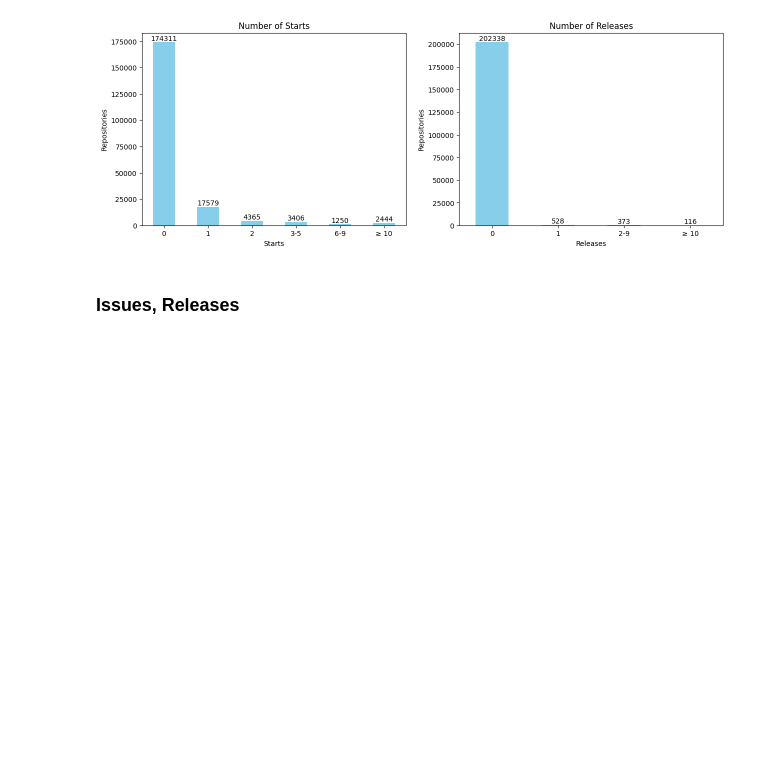
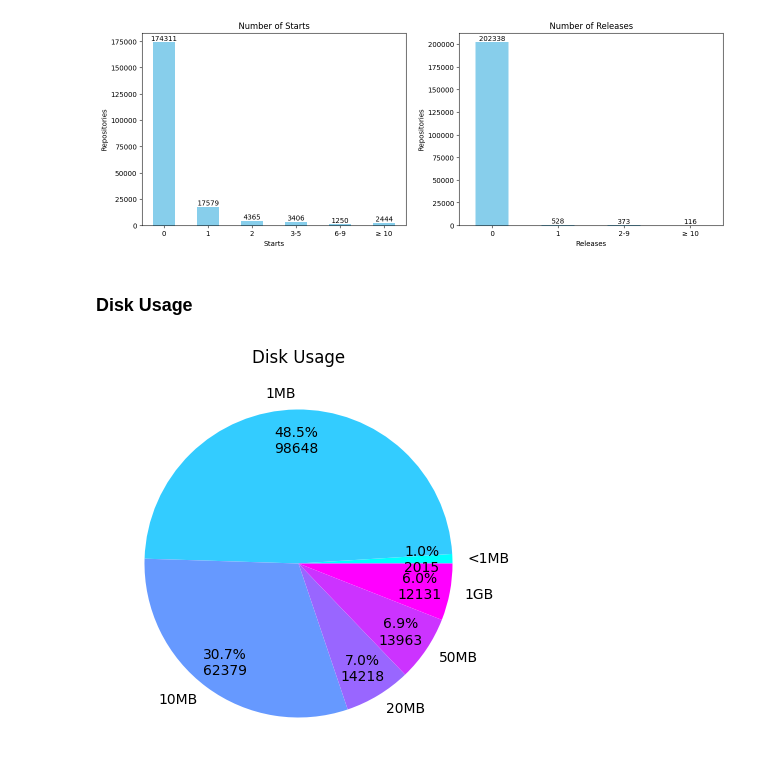
Before and after one commit to dew-uff/dsmining, a Jupyter notebook: src/analyzes/a2_filtered.ipynb, the cells around one changed output. Cells and saved outputs as stored; diff of their text form; code cells hidden in the pictures; blank space fills up the shorter version.

Commit message:
DSM#028 - Adding more plots

```diff
--- a/src/analyzes/a2_filtered.ipynb
+++ b/src/analyzes/a2_filtered.ipynb
@@ -194,5 +194,3 @@ ax7[1].set_xticks(ticks=[0, 1, 2, 3], labels=['0', '1','2-9', '≥ 10'], rotatio
 ax7[1].bar_label(ax7[1].containers[0], label_type='edge');
 # %% [output]
 [figure]
-# %% [markdown]
-### Issues, Releases
@@ -214,0 +197,16 @@ ax4[1].bar_label(ax4[1].containers[0], label_type='edge');
+# %% [markdown]
+### Disk Usage
+# %%
+fig8, ax8 = plt.subplots( figsize=(6, 5))
+
+disk_usage = filtered.disk_usage.astype(int)\
+    .value_counts(dropna=False, bins = [-1, 0, 10**3, 10*10**3, 20*10**3, 50*10**3,10**6])\
+    .sort_index().to_frame("Repositories")
+disk_usage.plot.pie(ax=ax8,y='Repositories', labels=['<1MB', '1MB', '10MB', '20MB', '50MB', '1GB'],
+              pctdistance=0.8, ylabel='',
+              autopct=(lambda prct_value: '{:.1f}%\n{:.0f}'
+                        .format(prct_value, (len(filtered) * prct_value / 100))),
+              cmap="cool").get_legend().remove()
+ax8.set_title("Disk Usage");
+# %% [output]
+[figure, added]
```
Also changed, not shown: parts of 3 cells of this notebook.
